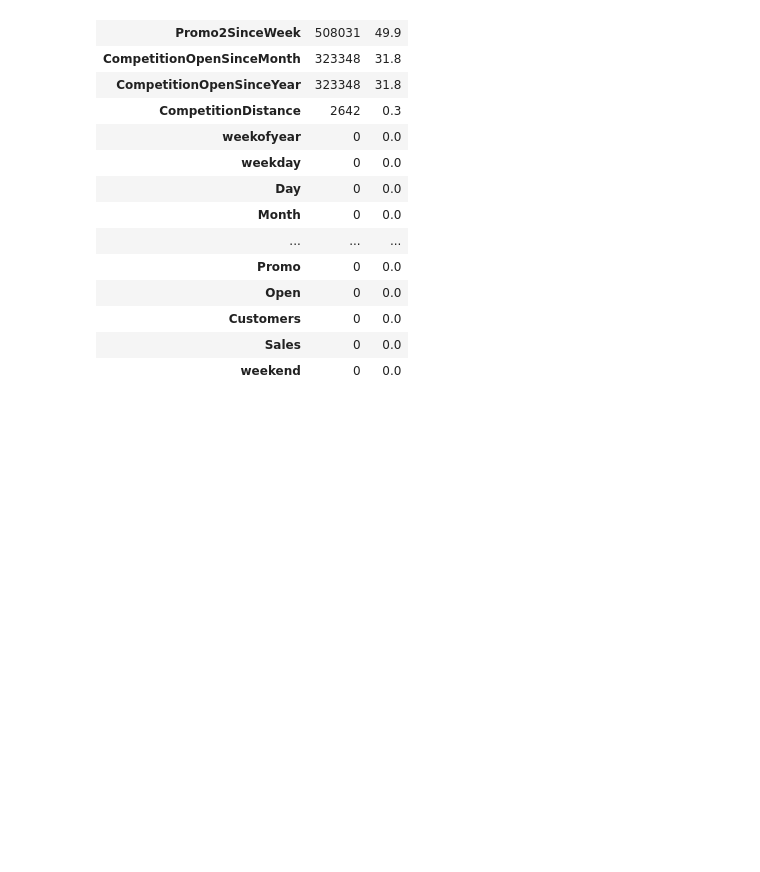
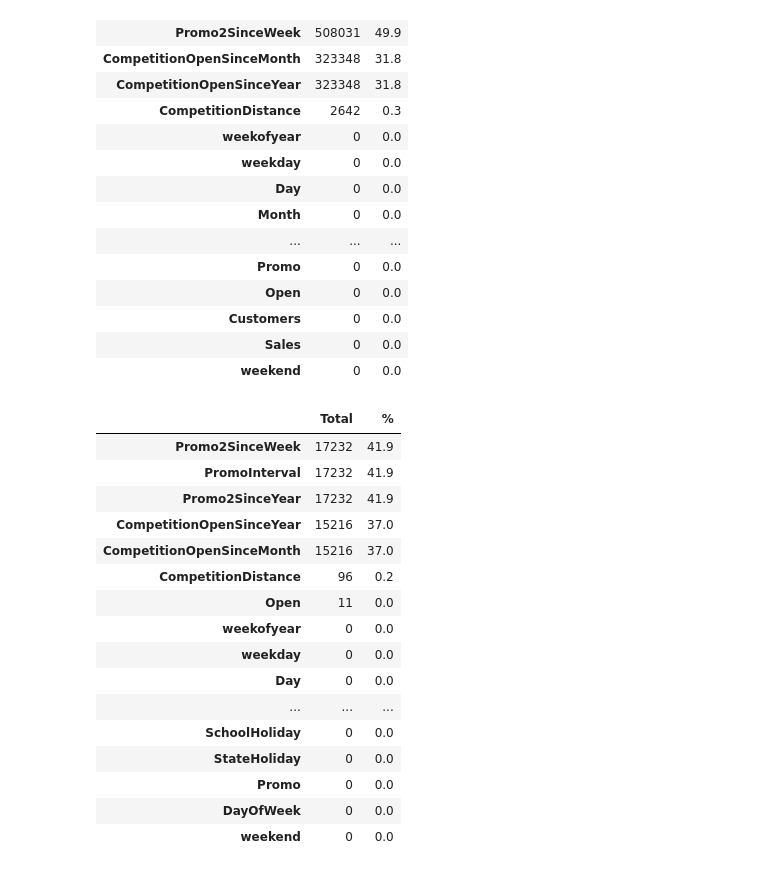
Before and after one commit to michaelgetachew-abebe/Pharmaceutical-Sales-Prediction_Rossmann, a Jupyter notebook: notebooks/preprocess.ipynb, the cells around one changed output. Saved outputs shown, nothing was run; the diff lists cells and outputs as text; code cells hidden in the pictures; blank space fills up the shorter version.

```diff
--- a/notebooks/preprocess.ipynb
+++ b/notebooks/preprocess.ipynb
@@ -173,3 +173,23 @@ preprocessor.get_missing_data_percentage(train_store)
 | Customers | 0 | 0.0 |
 | Sales | 0 | 0.0 |
 | weekend | 0 | 0.0 |
+# %%
+preprocessor.get_missing_data_percentage(test_store)
+# %% [output]
+|  | Total | % |
+| Promo2SinceWeek | 17232 | 41.9 |
+| PromoInterval | 17232 | 41.9 |
+| Promo2SinceYear | 17232 | 41.9 |
+| CompetitionOpenSinceYear | 15216 | 37.0 |
+| CompetitionOpenSinceMonth | 15216 | 37.0 |
+| CompetitionDistance | 96 | 0.2 |
+| Open | 11 | 0.0 |
+| weekofyear | 0 | 0.0 |
+| weekday | 0 | 0.0 |
+| Day | 0 | 0.0 |
+| ... | ... | ... |
+| SchoolHoliday | 0 | 0.0 |
+| StateHoliday | 0 | 0.0 |
+| Promo | 0 | 0.0 |
+| DayOfWeek | 0 | 0.0 |
+| weekend | 0 | 0.0 |
```
Also changed, not shown: parts of 2 cells of this notebook.
